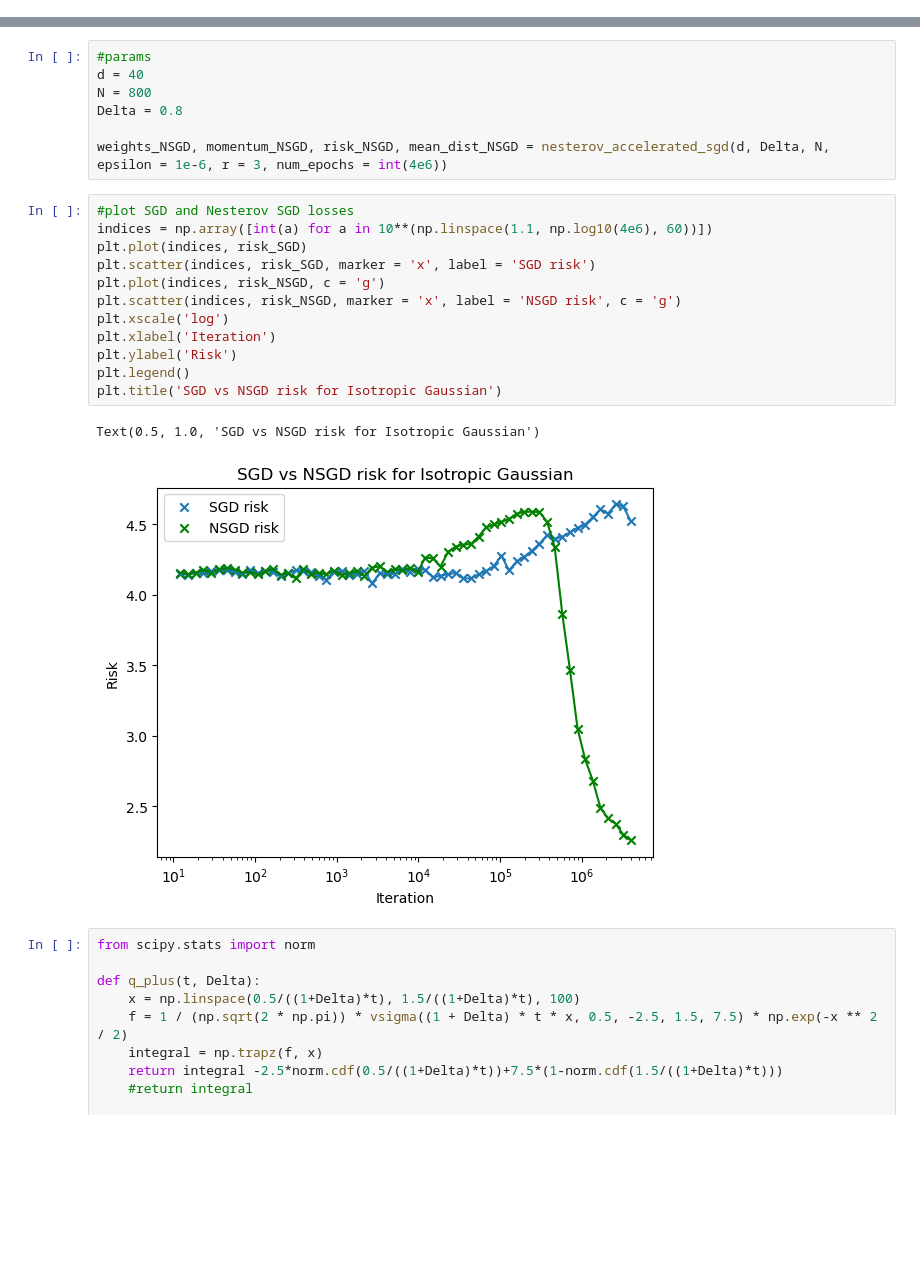
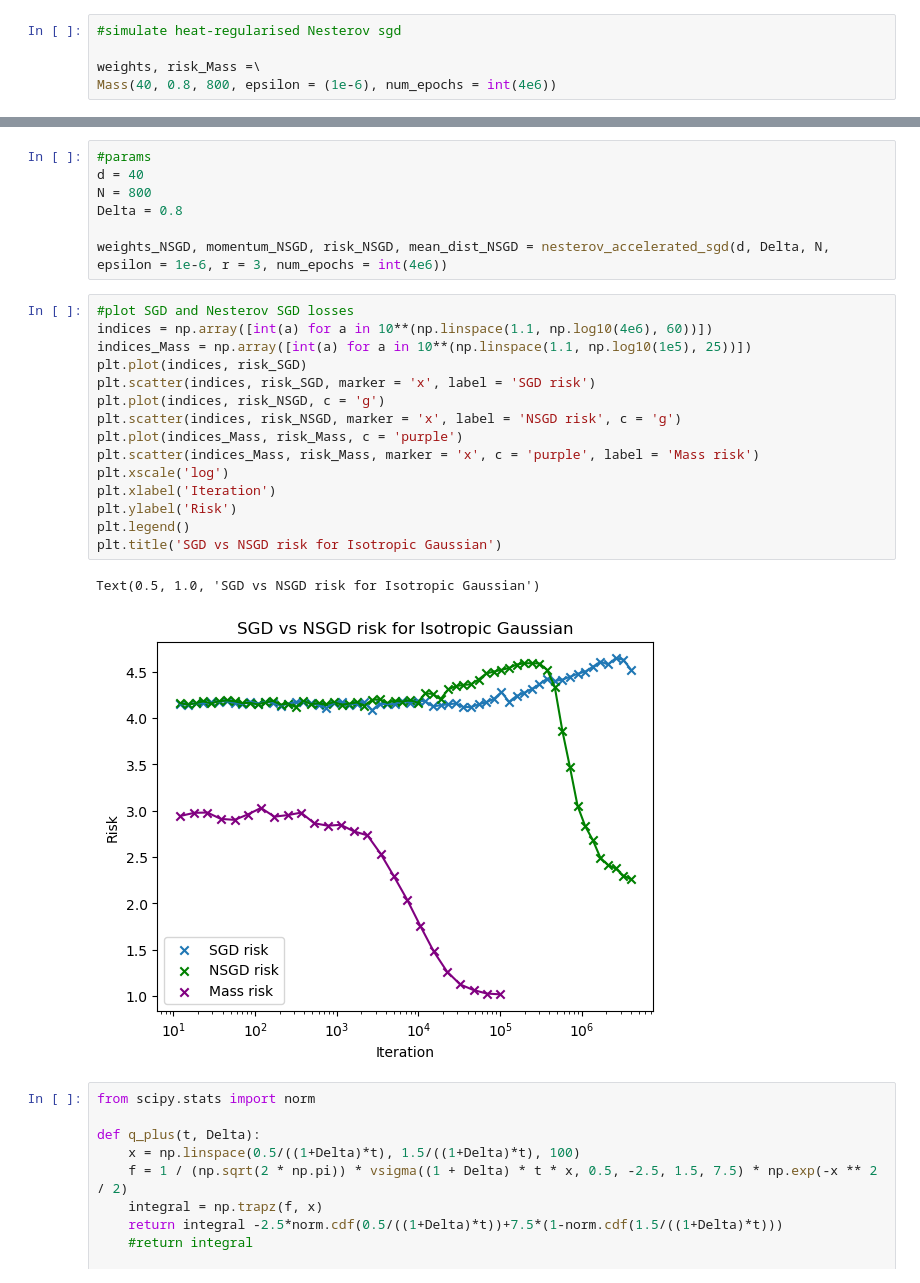
Before and after one commit to PantelisTass/Imperial-UROP-Project-SGD, a Jupyter notebook: SGD Isoptropic Gaussians.ipynb, the cells around one changed output, grey strips where cells are left out. Drawn from its saved outputs; the diff is of its cells as text; blank space fills up the shorter version.

```diff
--- a/SGD Isoptropic Gaussians.ipynb
+++ b/SGD Isoptropic Gaussians.ipynb
@@ -174,0 +249,5 @@ def nesterov_accelerated_sgd(d, Delta, N, epsilon = 1e-6, r = 3, num_epochs = 10
+# %%
+#simulate heat-regularised Nesterov sgd
+
+weights, risk_Mass =\
+Mass(40, 0.8, 800, epsilon = (1e-6), num_epochs = int(4e6))
@@ -182,18 +286,21 @@ weights_NSGD, momentum_NSGD, risk_NSGD, mean_dist_NSGD = nesterov_accelerated_sg
 # %%
 #plot SGD and Nesterov SGD losses
 indices = np.array([int(a) for a in 10**(np.linspace(1.1, np.log10(4e6), 60))])
+indices_Mass = np.array([int(a) for a in 10**(np.linspace(1.1, np.log10(1e5), 25))])
 plt.plot(indices, risk_SGD)
 plt.scatter(indices, risk_SGD, marker = 'x', label = 'SGD risk')
 plt.plot(indices, risk_NSGD, c = 'g')
 plt.scatter(indices, risk_NSGD, marker = 'x', label = 'NSGD risk', c = 'g')
+plt.plot(indices_Mass, risk_Mass, c = 'purple')
+plt.scatter(indices_Mass, risk_Mass, marker = 'x', c = 'purple', label = 'Mass risk')
 plt.xscale('log')
 plt.xlabel('Iteration')
 plt.ylabel('Risk')
 plt.legend()
 plt.title('SGD vs NSGD risk for Isotropic Gaussian')
 # %% [output]
 Text(0.5, 1.0, 'SGD vs NSGD risk for Isotropic Gaussian')
-[figure, old version]
+[figure, new version]
 # %%
 from scipy.stats import norm
 
```
Also changed, not shown: parts of 4 cells of this notebook, 2 other files.
